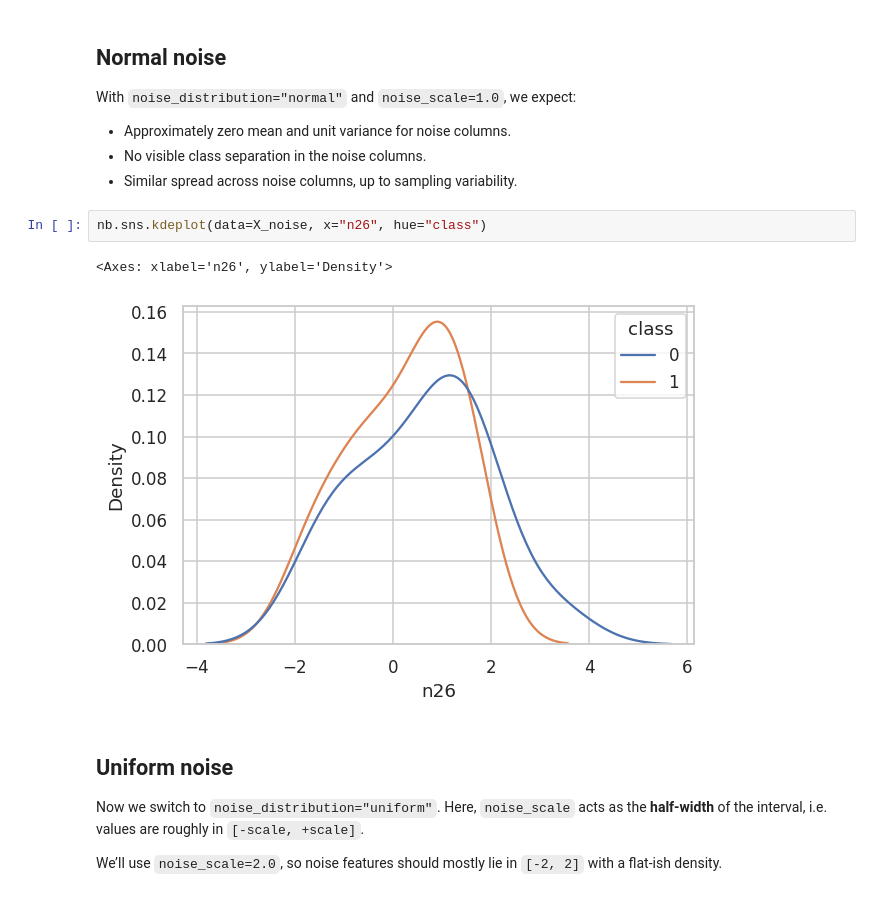
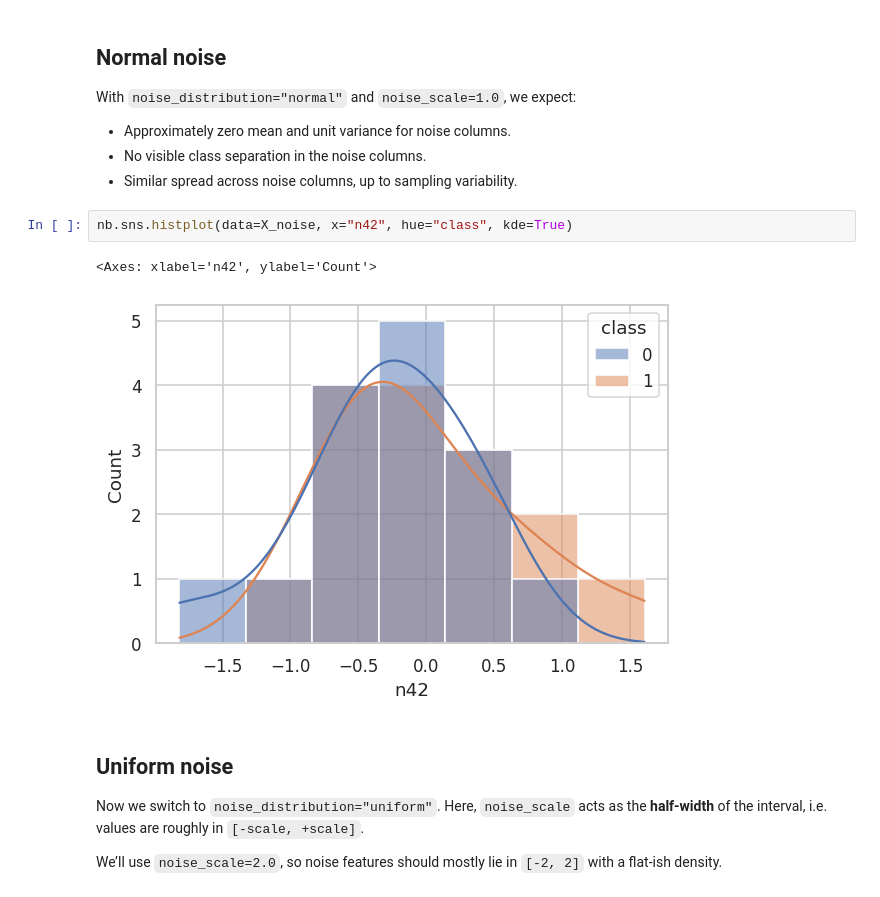
Before and after one commit to sigrun-may/synthetic-biomedical-data-course, a Jupyter notebook: notebooks/03b_noise_distributions.ipynb, the cells around one changed output. Saved outputs shown, nothing was run; the diff lists cells and outputs as text.

Commit message:
Update normal noise plot

```diff
--- a/notebooks/03b_noise_distributions.ipynb
+++ b/notebooks/03b_noise_distributions.ipynb
@@ -75,10 +75,10 @@ With `noise_distribution="normal"` and `noise_scale=1.0`, we expect:
 - No visible class separation in the noise columns.
 - Similar spread across noise columns, up to sampling variability.
 # %%
-nb.sns.kdeplot(data=X_noise, x="n26", hue="class")
+nb.sns.histplot(data=X_noise, x="n42", hue="class", kde=True)
 # %% [output]
-<Axes: xlabel='n26', ylabel='Density'>
+<Axes: xlabel='n42', ylabel='Count'>
-[figure, old version]
+[figure, new version]
 # %% [markdown]
 ## Uniform noise
 Now we switch to `noise_distribution="uniform"`.
```
